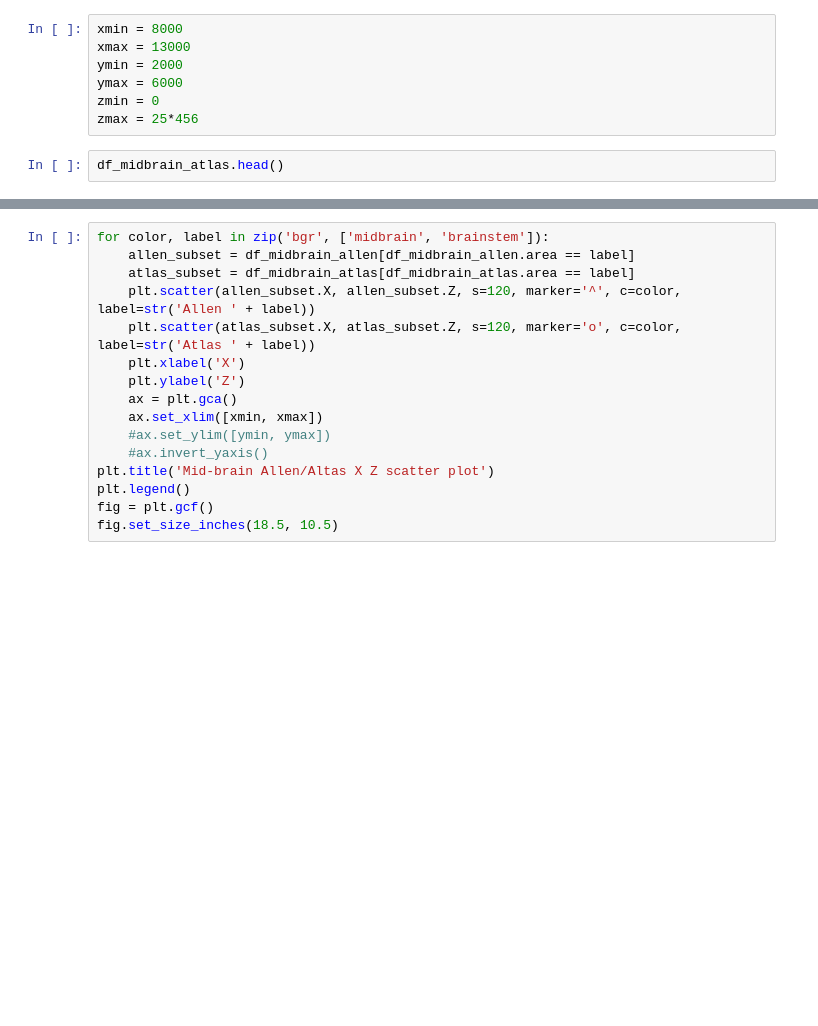
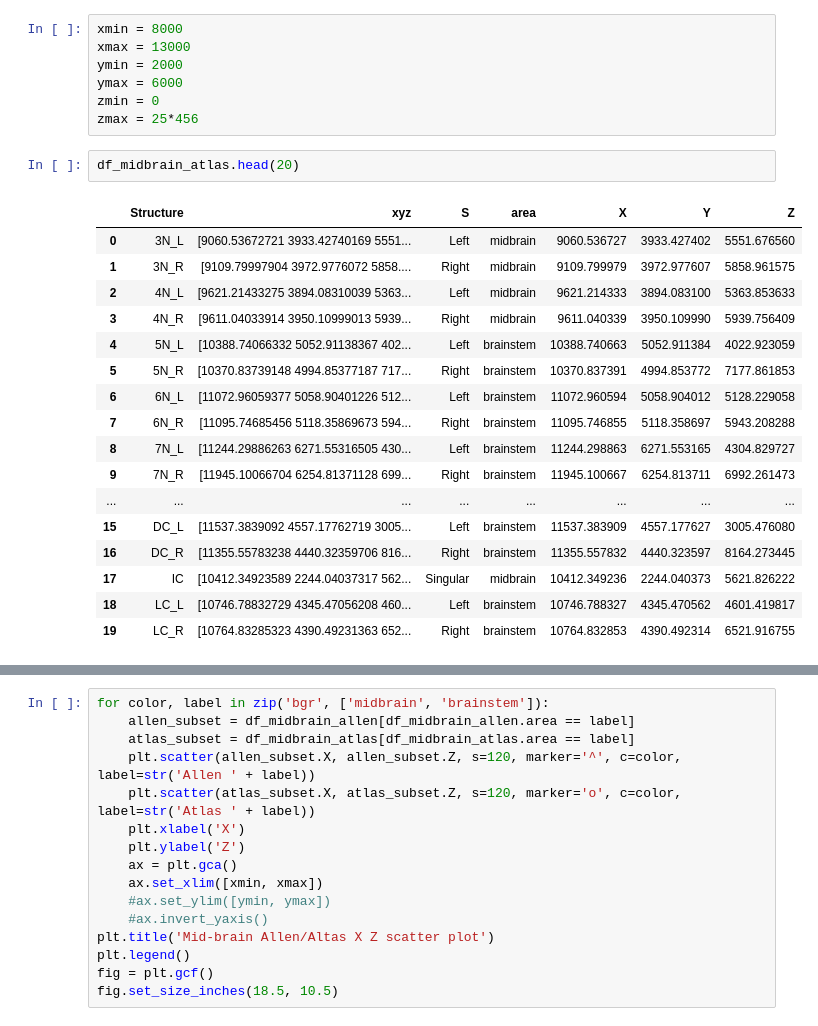
Before and after one commit to BrainSharer/pipeline, a Jupyter notebook: src/atlas/notebooks/allen.atlas.comparison.ipynb, the cells around one changed output, grey strips where cells are left out. Saved outputs shown, nothing was run; the diff lists cells and outputs as text; blank space fills up the shorter version.

```diff
--- a/src/atlas/notebooks/allen.atlas.comparison.ipynb
+++ b/src/atlas/notebooks/allen.atlas.comparison.ipynb
@@ -50,7 +50,25 @@ ymax = 6000
 zmin = 0
 zmax = 25*456
 # %%
-df_midbrain_atlas.head()
+df_midbrain_atlas.head(20)
+# %% [output]
+|  | Structure | xyz | S | area | X | Y | Z |
+| 0 | 3N_L | [9060.53672721 3933.42740169 5551... | Left | midbrain | 9060.536727 | 3933.427402 | 5551.676560 |
+| 1 | 3N_R | [9109.79997904 3972.9776072 5858.... | Right | midbrain | 9109.799979 | 3972.977607 | 5858.961575 |
+| 2 | 4N_L | [9621.21433275 3894.08310039 5363... | Left | midbrain | 9621.214333 | 3894.083100 | 5363.853633 |
+| 3 | 4N_R | [9611.04033914 3950.10999013 5939... | Right | midbrain | 9611.040339 | 3950.109990 | 5939.756409 |
+| 4 | 5N_L | [10388.74066332 5052.91138367 402... | Left | brainstem | 10388.740663 | 5052.911384 | 4022.923059 |
+| 5 | 5N_R | [10370.83739148 4994.85377187 717... | Right | brainstem | 10370.837391 | 4994.853772 | 7177.861853 |
+| 6 | 6N_L | [11072.96059377 5058.90401226 512... | Left | brainstem | 11072.960594 | 5058.904012 | 5128.229058 |
+| 7 | 6N_R | [11095.74685456 5118.35869673 594... | Right | brainstem | 11095.746855 | 5118.358697 | 5943.208288 |
+| 8 | 7N_L | [11244.29886263 6271.55316505 430... | Left | brainstem | 11244.298863 | 6271.553165 | 4304.829727 |
+| 9 | 7N_R | [11945.10066704 6254.81371128 699... | Right | brainstem | 11945.100667 | 6254.813711 | 6992.261473 |
+| ... | ... | ... | ... | ... | ... | ... | ... |
+| 15 | DC_L | [11537.3839092 4557.17762719 3005... | Left | brainstem | 11537.383909 | 4557.177627 | 3005.476080 |
+| 16 | DC_R | [11355.55783238 4440.32359706 816... | Right | brainstem | 11355.557832 | 4440.323597 | 8164.273445 |
+| 17 | IC | [10412.34923589 2244.04037317 562... | Singular | midbrain | 10412.349236 | 2244.040373 | 5621.826222 |
+| 18 | LC_L | [10746.78832729 4345.47056208 460... | Left | brainstem | 10746.788327 | 4345.470562 | 4601.419817 |
+| 19 | LC_R | [10764.83285323 4390.49231363 652... | Right | brainstem | 10764.832853 | 4390.492314 | 6521.916755 |
 # %%
 for color, label in zip('bg', ['midbrain', 'brainstem']):
     allen_subset = df_midbrain_allen[df_midbrain_allen.area == label]
```
Also changed, not shown: parts of 4 cells of this notebook, 4 other files.
